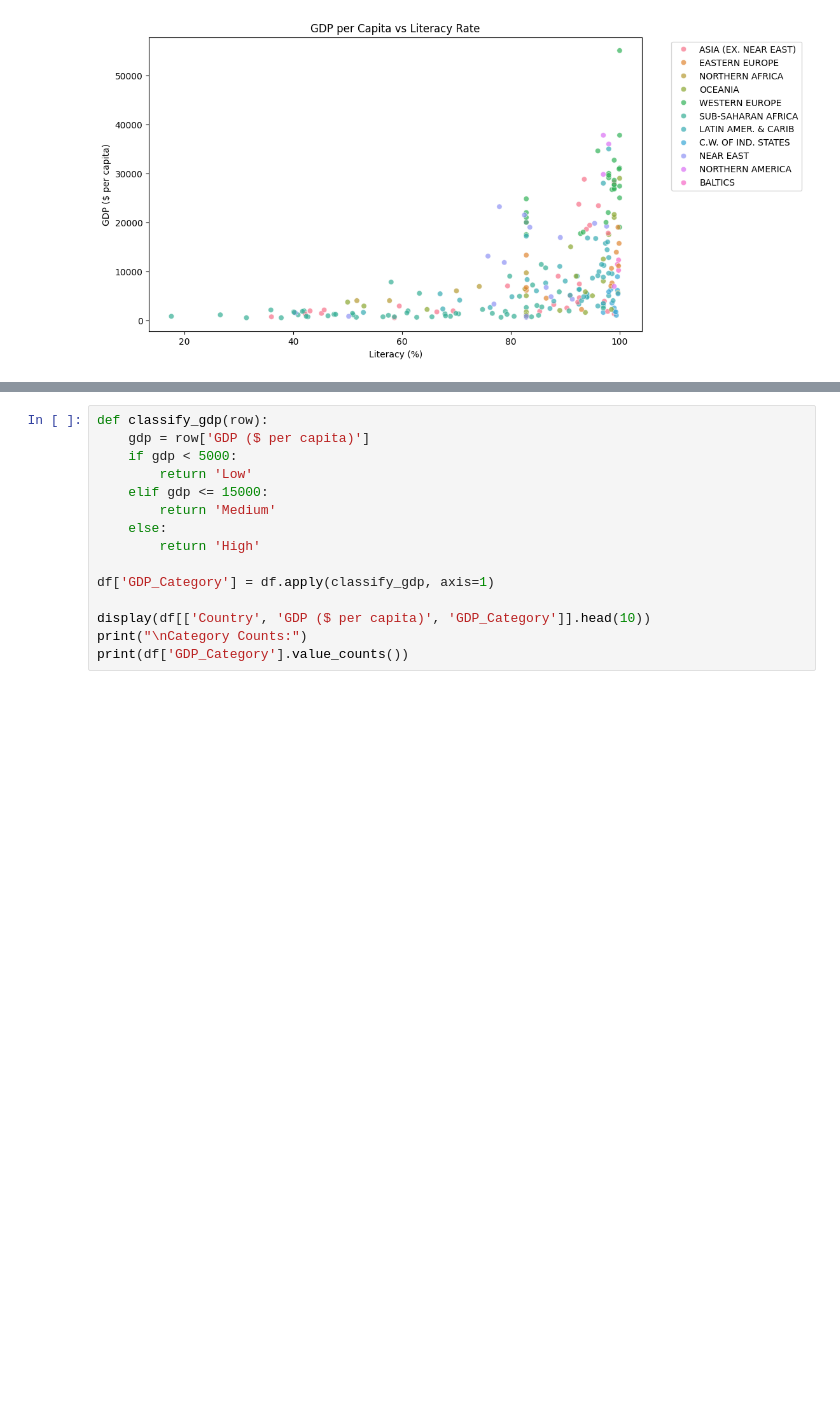
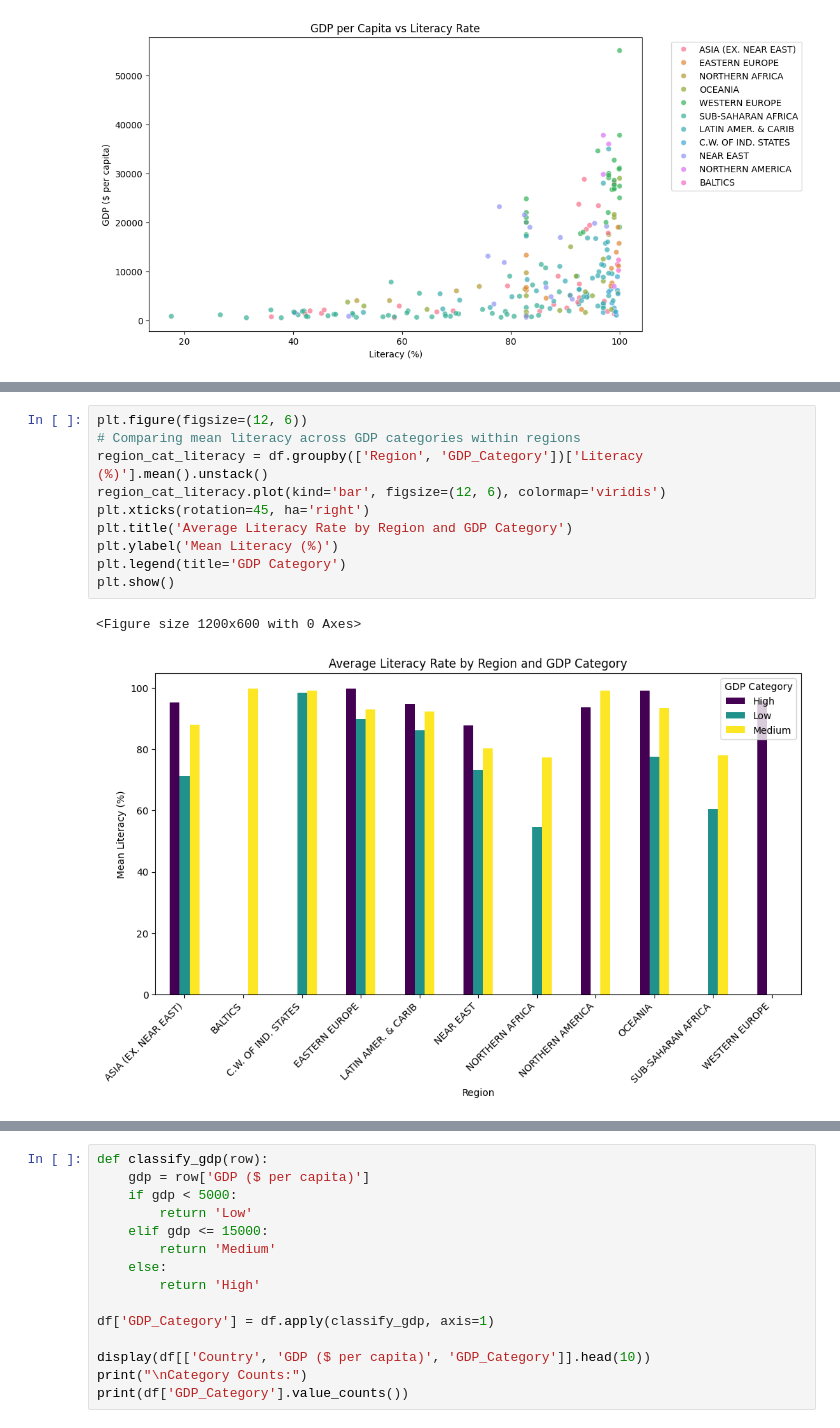
Before and after one commit to haseeb4888-code/Machine-Learning-AI-221-project, a Jupyter notebook: code.ipynb, the cells around one changed output, grey strips where cells are left out. Drawn from its saved outputs; the diff is of its cells as text; blank space fills up the shorter version.

```diff
--- a/code.ipynb
+++ b/code.ipynb
@@ -168,0 +179,13 @@ plt.show()
+# %%
+plt.figure(figsize=(12, 6))
+# Comparing mean literacy across GDP categories within regions
+region_cat_literacy = df.groupby(['Region', 'GDP_Category'])['Literacy (%)'].mean().unstack()
+region_cat_literacy.plot(kind='bar', figsize=(12, 6), colormap='viridis')
+plt.xticks(rotation=45, ha='right')
+plt.title('Average Literacy Rate by Region and GDP Category')
+plt.ylabel('Mean Literacy (%)')
+plt.legend(title='GDP Category')
+plt.show()
+# %% [output]
+<Figure size 1200x600 with 0 Axes>
+[figure, added]
```
Also changed, not shown: parts of 6 cells of this notebook.
